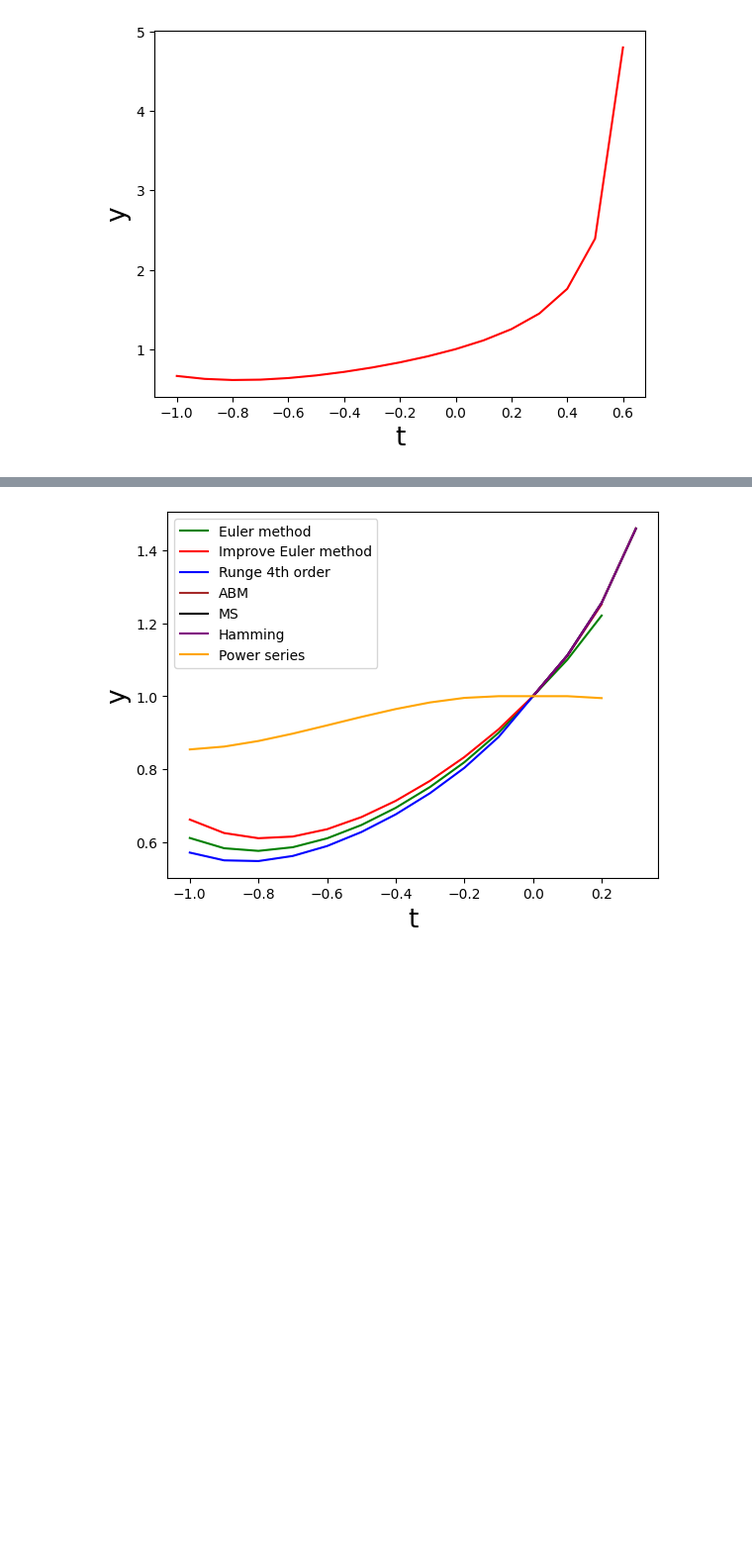
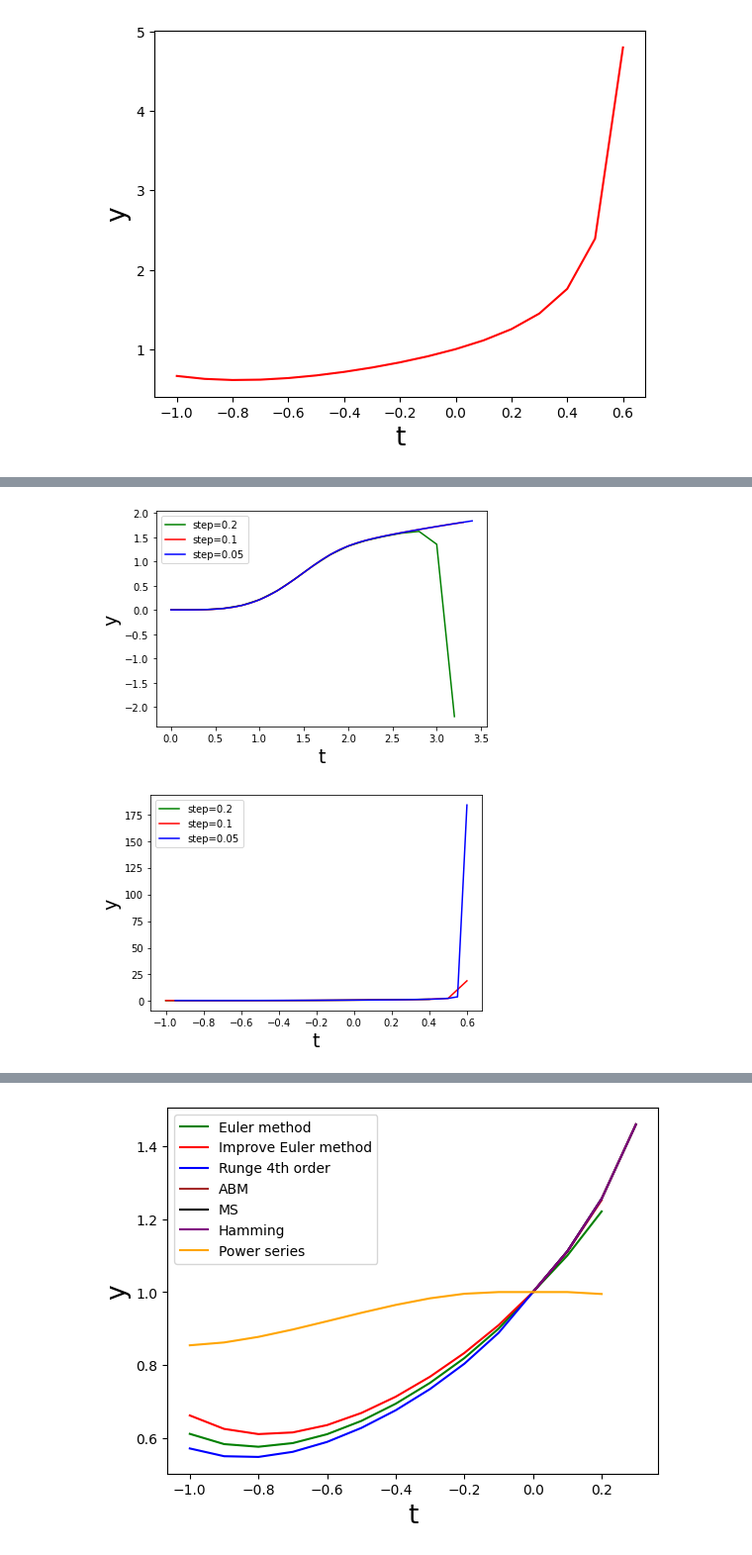
Before and after one commit to junl666/MATH285-Lab-ZJUI-SP23, a Jupyter notebook: math285_lab.ipynb, the cells around one changed output, grey strips where cells are left out. Shown at 99% size. Drawn from its saved outputs; the diff is of its cells as text; code cells hidden in the pictures; blank space fills up the shorter version.

```diff
--- a/math285_lab.ipynb
+++ b/math285_lab.ipynb
@@ -403,3 +418,9 @@ im_euler_2.draw()
+# %%
+plotDiffSteps(0, 0, 3.4, 2)
+plotDiffSteps(1, -1, 0.6, 2)
+# %% [output]
+[figure, added]
+[figure, added]
 # %%
 # IVP1, compare methods with different steps
 plotDiffMethods(0, 0.1, -1, 1)  # step == 0.1
```
Also changed, not shown: parts of 4 cells of this notebook.
